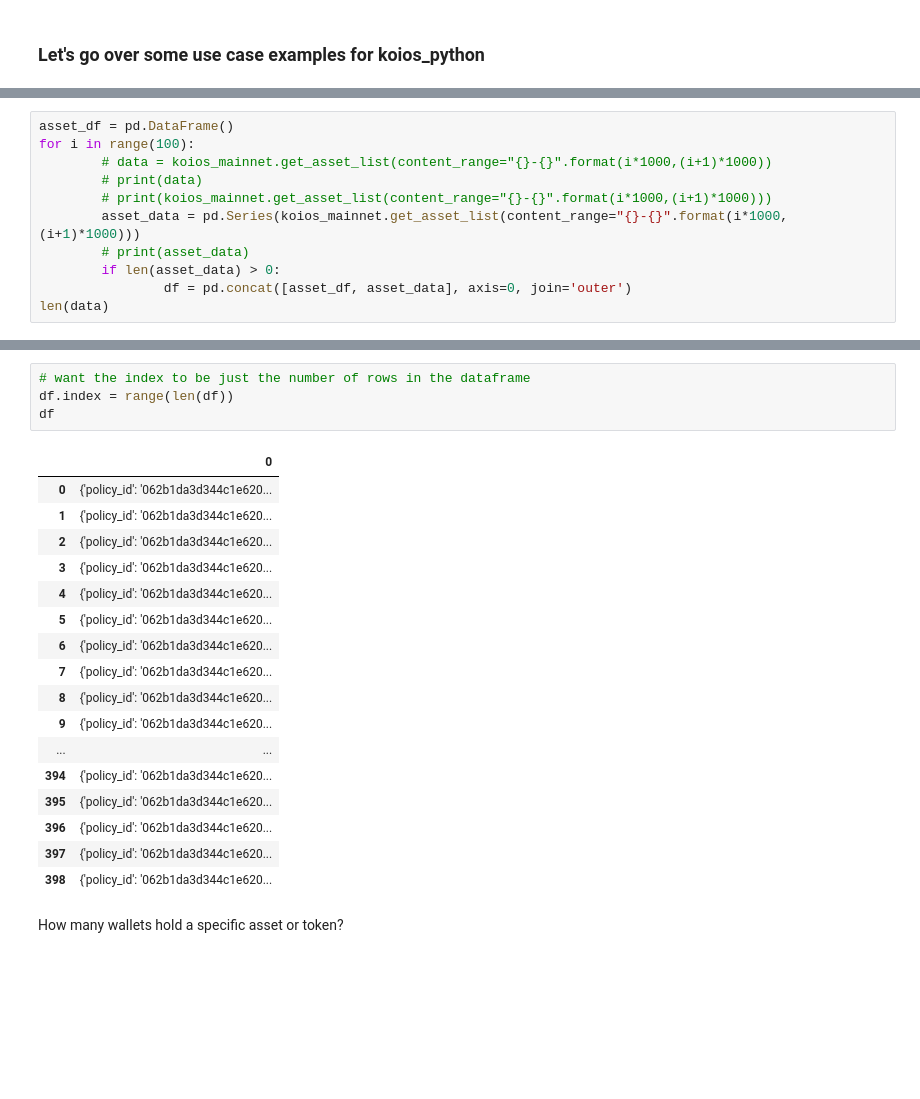
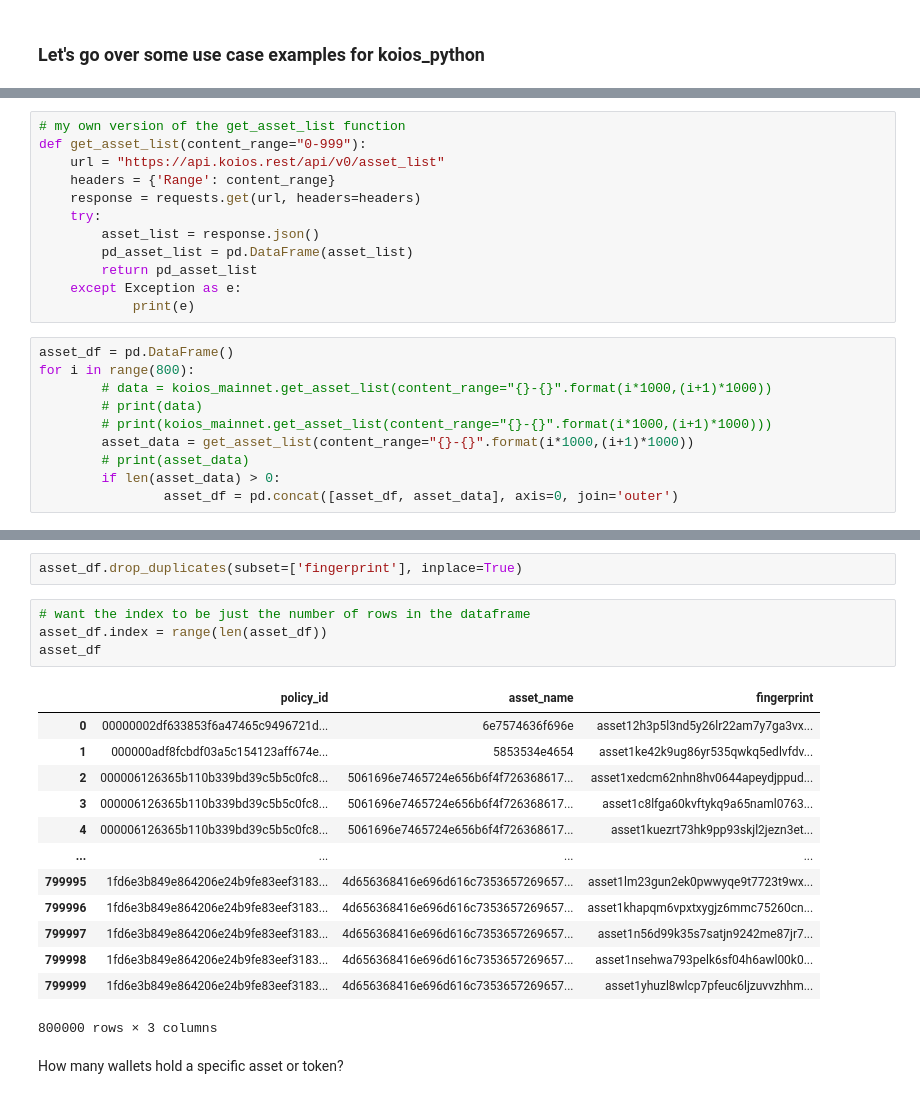
Before and after one commit to AstroWa3l/koios-python-notebook, a Jupyter notebook: koios_python_notebook.ipynb, the cells around one changed output, grey strips where cells are left out. Cells and saved outputs as stored; diff of their text form; blank space fills up the shorter version.

```diff
--- a/koios_python_notebook.ipynb
+++ b/koios_python_notebook.ipynb
@@ -55,11 +69,22 @@ list
+# %%
+# my own version of the get_asset_list function
+def get_asset_list(content_range="0-999"):
+    url = "https://api.koios.rest/api/v0/asset_list"
+    headers = {'Range': content_range}
+    response = requests.get(url, headers=headers)
+    try:
+        asset_list = response.json()
+        pd_asset_list = pd.DataFrame(asset_list)
+        return pd_asset_list
+    except Exception as e:
+            print(e)
 # %%
 asset_df = pd.DataFrame()
-for i in range(100):
+for i in range(800):
         # data = koios_mainnet.get_asset_list(content_range="{}-{}".format(i*1000,(i+1)*1000))
         # print(data)
         # print(koios_mainnet.get_asset_list(content_range="{}-{}".format(i*1000,(i+1)*1000)))
-        asset_data = pd.Series(koios_mainnet.get_asset_list(content_range="{}-{}".format(i*1000,(i+1)*1000)))
+        asset_data = get_asset_list(content_range="{}-{}".format(i*1000,(i+1)*1000))
         # print(asset_data)
         if len(asset_data) > 0:
-                df = pd.concat([asset_df, asset_data], axis=0, join='outer')
-len(data)
+                asset_df = pd.concat([asset_df, asset_data], axis=0, join='outer')
@@ -68,24 +107,22 @@ len(data)
+# %%
+asset_df.drop_duplicates(subset=['fingerprint'], inplace=True)
 # %%
 # want the index to be just the number of rows in the dataframe
-df.index = range(len(df))
-df
+asset_df.index = range(len(asset_df))
+asset_df
 # %% [output]
-|  | 0 |
-| 0 | {'policy_id': '062b1da3d344c1e620... |
-| 1 | {'policy_id': '062b1da3d344c1e620... |
-| 2 | {'policy_id': '062b1da3d344c1e620... |
-| 3 | {'policy_id': '062b1da3d344c1e620... |
-| 4 | {'policy_id': '062b1da3d344c1e620... |
-| 5 | {'policy_id': '062b1da3d344c1e620... |
-| 6 | {'policy_id': '062b1da3d344c1e620... |
-| 7 | {'policy_id': '062b1da3d344c1e620... |
-| 8 | {'policy_id': '062b1da3d344c1e620... |
-| 9 | {'policy_id': '062b1da3d344c1e620... |
-| ... | ... |
-| 394 | {'policy_id': '062b1da3d344c1e620... |
-| 395 | {'policy_id': '062b1da3d344c1e620... |
-| 396 | {'policy_id': '062b1da3d344c1e620... |
-| 397 | {'policy_id': '062b1da3d344c1e620... |
-| 398 | {'policy_id': '062b1da3d344c1e620... |
+|  | policy_id | asset_name | fingerprint |
+| 0 | 00000002df633853f6a47465c9496721d... | 6e7574636f696e | asset12h3p5l3nd5y26lr22am7y7ga3vx... |
+| 1 | 000000adf8fcbdf03a5c154123aff674e... | 5853534e4654 | asset1ke42k9ug86yr535qwkq5edlvfdv... |
+| 2 | 000006126365b110b339bd39c5b5c0fc8... | 5061696e7465724e656b6f4f726368617... | asset1xedcm62nhn8hv0644apeydjppud... |
+| 3 | 000006126365b110b339bd39c5b5c0fc8... | 5061696e7465724e656b6f4f726368617... | asset1c8lfga60kvftykq9a65naml0763... |
+| 4 | 000006126365b110b339bd39c5b5c0fc8... | 5061696e7465724e656b6f4f726368617... | asset1kuezrt73hk9pp93skjl2jezn3et... |
+| ... | ... | ... | ... |
+| 799995 | 1fd6e3b849e864206e24b9fe83eef3183... | 4d656368416e696d616c7353657269657... | asset1lm23gun2ek0pwwyqe9t7723t9wx... |
+| 799996 | 1fd6e3b849e864206e24b9fe83eef3183... | 4d656368416e696d616c7353657269657... | asset1khapqm6vpxtxygjz6mmc75260cn... |
+| 799997 | 1fd6e3b849e864206e24b9fe83eef3183... | 4d656368416e696d616c7353657269657... | asset1n56d99k35s7satjn9242me87jr7... |
+| 799998 | 1fd6e3b849e864206e24b9fe83eef3183... | 4d656368416e696d616c7353657269657... | asset1nsehwa793pelk6sf04h6awl00k0... |
+| 799999 | 1fd6e3b849e864206e24b9fe83eef3183... | 4d656368416e696d616c7353657269657... | asset1yhuzl8wlcp7pfeuc6ljzuvvzhhm... |
+800000 rows × 3 columns
 # %% [markdown]
 How many wallets hold a specific asset or token?
```
Also changed, not shown: parts of 9 cells of this notebook, 1 other file.
